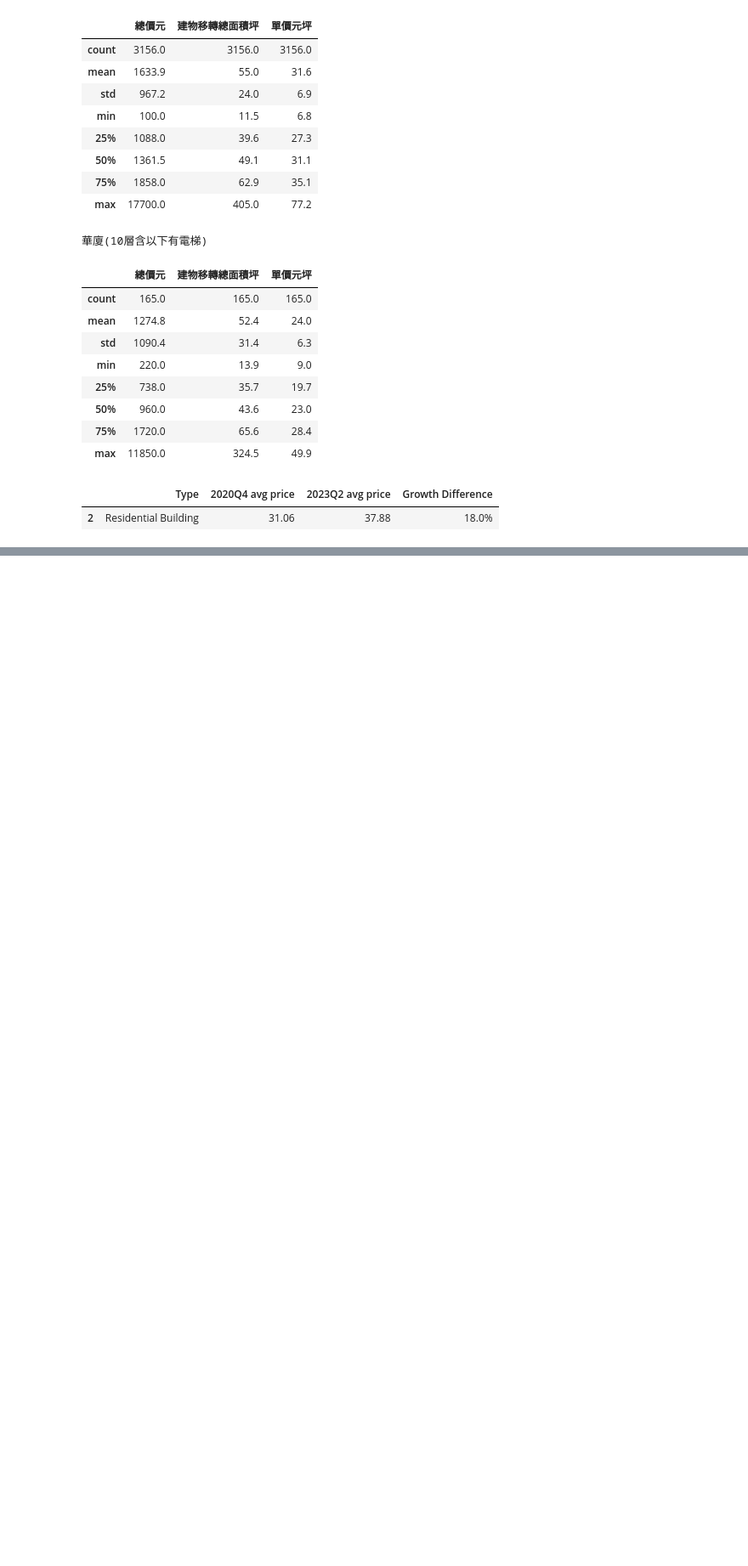
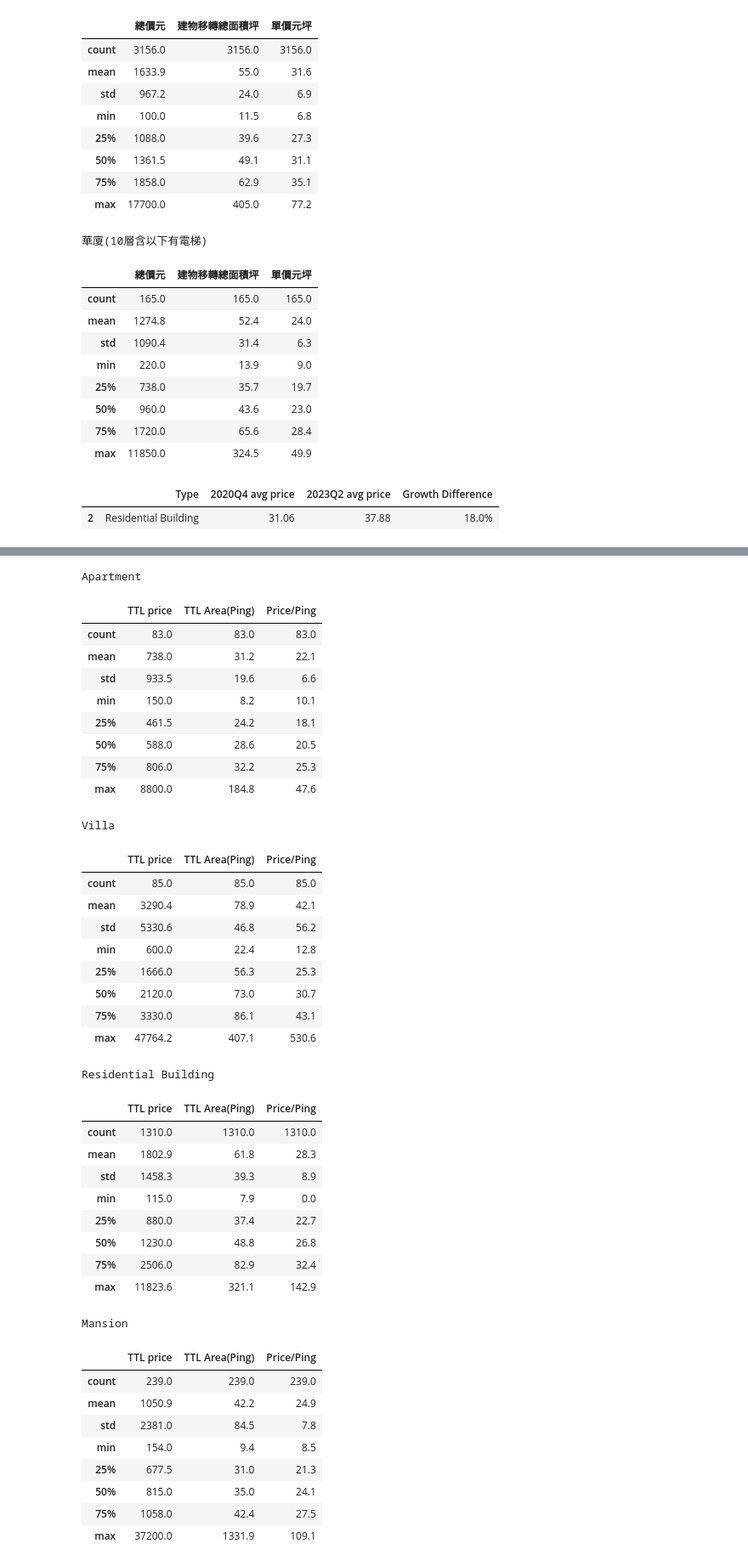
Before and after one commit to e19931107/Project2, a Jupyter notebook: Project_20240103.ipynb, the cells around one changed output, grey strips where cells are left out. Shown at 85% size. Cells and saved outputs as stored; diff of their text form; code cells hidden in the pictures; blank space fills up the shorter version.

```diff
--- a/Project_20240103.ipynb
+++ b/Project_20240103.ipynb
@@ -954,11 +986,53 @@ plt.show()
 # %%
-# for type in list(property_dict.keys()):
-#     # Step 1: 篩選出建物型態為住宅大樓的數據
-#     data_bade_Tao_detail = data_bade_Tao[data_bade_Tao['建物型態'] == type]
-#     data_bade_Tao_detail.loc[:,'總價元'] = data_bade_Tao_detail['總價元']/10000
-#     data_bade_Tao_detail.loc[:,'單價元坪'] = data_bade_Tao_detail['單價元坪']/10000
-#     data_bade_Tao_detail = data_bade_Tao_detail[['總價元', '建物移轉總面積坪', '單價元坪']]
-#     if data_bade_Tao_detail[['總價元', '建物移轉總面積坪', '單價元坪']].isnull().all().all():
-#         continue  # 如果是，則跳過該類型的輸出
-#     print(type)
-#     display(data_bade_Tao_detail.describe().round(1))
+for type in list(property_dict.keys()):
+    # Step 1: 篩選出建物型態為住宅大樓的數據
+    data_arts_detail = data_arts[data_arts['建物型態'] == type]
+    data_arts_detail.loc[:,'總價元'] = data_arts_detail['總價元']/10000
+    data_arts_detail.loc[:,'單價元坪'] = data_arts_detail['單價元坪']/10000
+    data_arts_detail = data_arts_detail[['總價元', '建物移轉總面積坪', '單價元坪']]
+    if data_arts_detail[['總價元', '建物移轉總面積坪', '單價元坪']].isnull().all().all():
+        continue  # 如果是，則跳過該類型的輸出
+    data_arts_detail.rename(columns = {'總價元': 'TTL price', '建物移轉總面積坪': 'TTL Area(Ping)', '單價元坪': 'Price/Ping'}, inplace = True)
+    print(property_dict.get(type))
+    display(data_arts_detail.describe().round(1))
+# %% [output]
+Apartment
+|  | TTL price | TTL Area(Ping) | Price/Ping |
+| count | 83.0 | 83.0 | 83.0 |
+| mean | 738.0 | 31.2 | 22.1 |
+| std | 933.5 | 19.6 | 6.6 |
+| min | 150.0 | 8.2 | 10.1 |
+| 25% | 461.5 | 24.2 | 18.1 |
+| 50% | 588.0 | 28.6 | 20.5 |
+| 75% | 806.0 | 32.2 | 25.3 |
+| max | 8800.0 | 184.8 | 47.6 |
+Villa
+|  | TTL price | TTL Area(Ping) | Price/Ping |
+| count | 85.0 | 85.0 | 85.0 |
+| mean | 3290.4 | 78.9 | 42.1 |
+| std | 5330.6 | 46.8 | 56.2 |
+| min | 600.0 | 22.4 | 12.8 |
+| 25% | 1666.0 | 56.3 | 25.3 |
+| 50% | 2120.0 | 73.0 | 30.7 |
+| 75% | 3330.0 | 86.1 | 43.1 |
+| max | 47764.2 | 407.1 | 530.6 |
+Residential Building
+|  | TTL price | TTL Area(Ping) | Price/Ping |
+| count | 1310.0 | 1310.0 | 1310.0 |
+| mean | 1802.9 | 61.8 | 28.3 |
+| std | 1458.3 | 39.3 | 8.9 |
+| min | 115.0 | 7.9 | 0.0 |
+| 25% | 880.0 | 37.4 | 22.7 |
+| 50% | 1230.0 | 48.8 | 26.8 |
+| 75% | 2506.0 | 82.9 | 32.4 |
+| max | 11823.6 | 321.1 | 142.9 |
+Mansion
+|  | TTL price | TTL Area(Ping) | Price/Ping |
+| count | 239.0 | 239.0 | 239.0 |
+| mean | 1050.9 | 42.2 | 24.9 |
+| std | 2381.0 | 84.5 | 7.8 |
+| min | 154.0 | 9.4 | 8.5 |
+| 25% | 677.5 | 31.0 | 21.3 |
+| 50% | 815.0 | 35.0 | 24.1 |
+| 75% | 1058.0 | 42.4 | 27.5 |
+| max | 37200.0 | 1331.9 | 109.1 |
```
Also changed, not shown: parts of 18 cells of this notebook, 1 other file.
